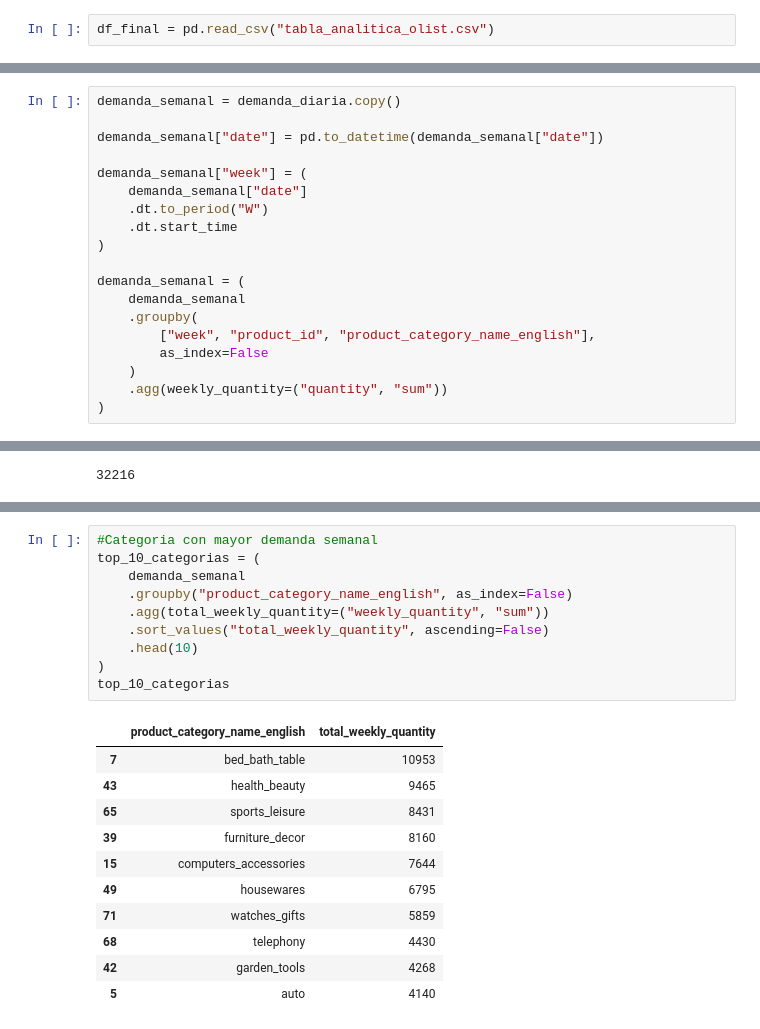
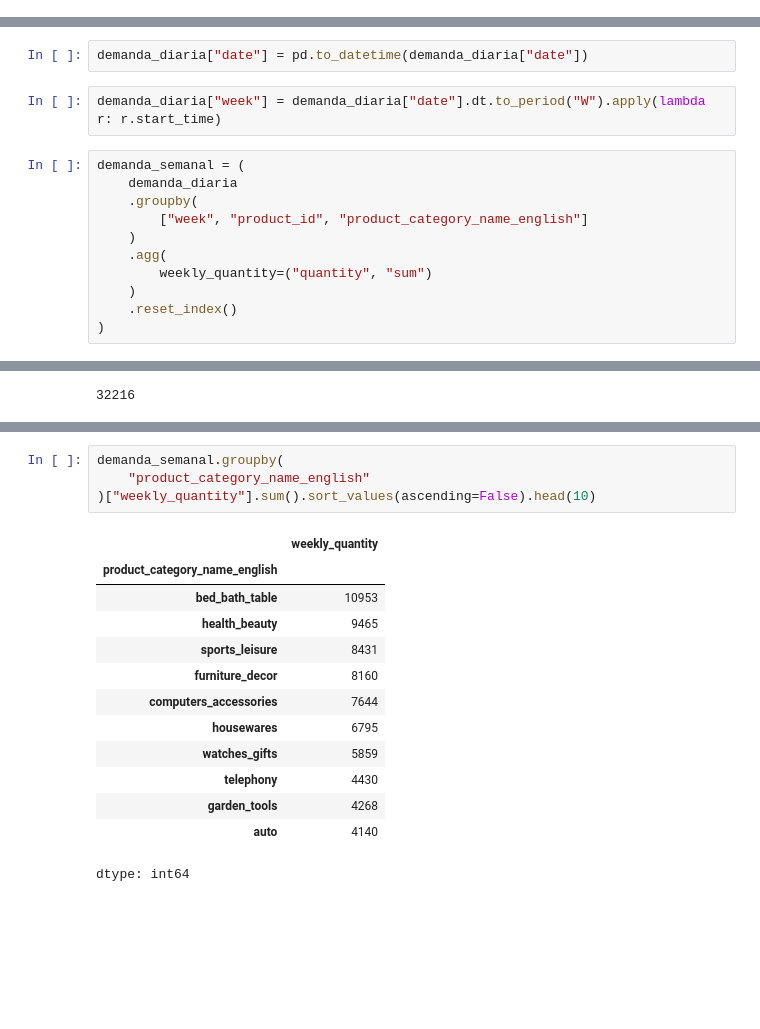
Before and after one commit to roguef07/TFM_Equipo_15, a Jupyter notebook: scrapping/EDA.ipynb, the cells around one changed output, grey strips where cells are left out. Cells and saved outputs as stored; diff of their text form; blank space fills up the shorter version.

```diff
--- a/scrapping/EDA.ipynb
+++ b/scrapping/EDA.ipynb
@@ -76,2 +96,0 @@ Crear tabla de demanda diaria
-# %%
-df_final = pd.read_csv("tabla_analitica_olist.csv")
@@ -134,22 +176,18 @@ Crear tabla con demanda semanal
+# %%
+demanda_diaria["date"] = pd.to_datetime(demanda_diaria["date"])
+# %%
+demanda_diaria["week"] = demanda_diaria["date"].dt.to_period("W").apply(lambda r: r.start_time)
 # %%
-demanda_semanal = demanda_diaria.copy()
-
-demanda_semanal["date"] = pd.to_datetime(demanda_semanal["date"])
-
-demanda_semanal["week"] = (
-    demanda_semanal["date"]
-    .dt.to_period("W")
-    .dt.start_time
+demanda_semanal = (
+    demanda_diaria
+    .groupby(
+        ["week", "product_id", "product_category_name_english"]
+    )
+    .agg(
+        weekly_quantity=("quantity", "sum")
+    )
+    .reset_index()
 )
-
-demanda_semanal = (
-    demanda_semanal
-    .groupby(
-        ["week", "product_id", "product_category_name_english"],
-        as_index=False
-    )
-    .agg(weekly_quantity=("quantity", "sum"))
-)
 # %%
 demanda_semanal.head(10)
 # %% [output]
@@ -260,22 +270,18 @@ Name: weekly_quantity, dtype: int64
 # %%
-#Categoria con mayor demanda semanal
-top_10_categorias = (
-    demanda_semanal
-    .groupby("product_category_name_english", as_index=False)
-    .agg(total_weekly_quantity=("weekly_quantity", "sum"))
-    .sort_values("total_weekly_quantity", ascending=False)
-    .head(10)
-)
-top_10_categorias
+demanda_semanal.groupby(
+    "product_category_name_english"
+)["weekly_quantity"].sum().sort_values(ascending=False).head(10)
 # %% [output]
-|  | product_category_name_english | total_weekly_quantity |
-| 7 | bed_bath_table | 10953 |
-| 43 | health_beauty | 9465 |
-| 65 | sports_leisure | 8431 |
-| 39 | furniture_decor | 8160 |
-| 15 | computers_accessories | 7644 |
-| 49 | housewares | 6795 |
-| 71 | watches_gifts | 5859 |
-| 68 | telephony | 4430 |
-| 42 | garden_tools | 4268 |
-| 5 | auto | 4140 |
+|  | weekly_quantity |
+| product_category_name_english |  |
+| bed_bath_table | 10953 |
+| health_beauty | 9465 |
+| sports_leisure | 8431 |
+| furniture_decor | 8160 |
+| computers_accessories | 7644 |
+| housewares | 6795 |
+| watches_gifts | 5859 |
+| telephony | 4430 |
+| garden_tools | 4268 |
+| auto | 4140 |
+dtype: int64
```
Also changed, not shown: parts of 94 cells of this notebook.
